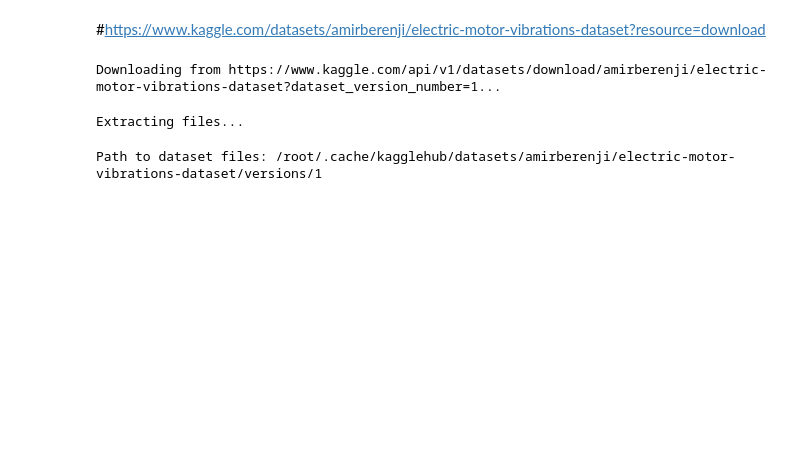
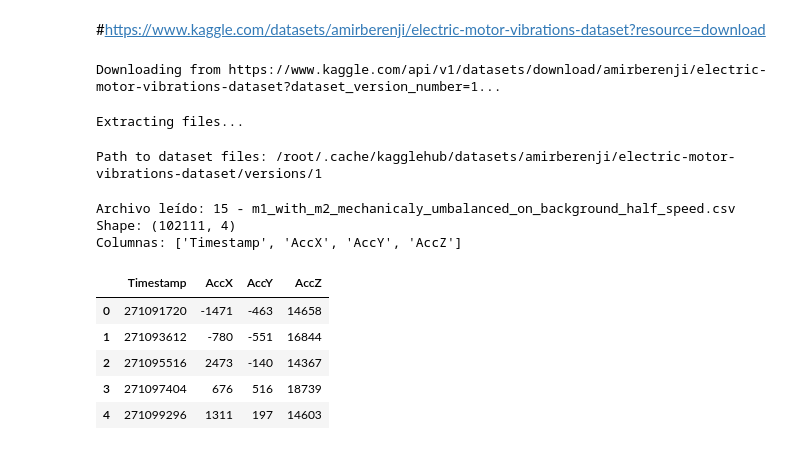
Before and after one commit to RafaelTorresCH/Signal-theory, a Jupyter notebook: class notebooks/NUEVA_BASE_DE_DATOS.ipynb, the cells around one changed output. Saved outputs shown, nothing was run; the diff lists cells and outputs as text; code cells hidden in the pictures; blank space fills up the shorter version.

```diff
--- a/class notebooks/NUEVA_BASE_DE_DATOS.ipynb
+++ b/class notebooks/NUEVA_BASE_DE_DATOS.ipynb
@@ -13,3 +13,32 @@ print("Path to dataset files:", path)
 Downloading from https://www.kaggle.com/api/v1/datasets/download/amirberenji/electric-motor-vibrations-dataset?dataset_version_number=1...
 Extracting files...
 Path to dataset files: /root/.cache/kagglehub/datasets/amirberenji/electric-motor-vibrations-dataset/versions/1
+# %%
+from pathlib import Path
+import pandas as pd
+
+# Ruta base (viene del kagglehub)
+base = Path(path)
+
+# Archivo 15 (motor sano con ruido externo)
+f15 = base / "15 - m1_with_m2_mechanicaly_umbalanced_on_background_half_speed.csv"
+if not f15.exists():  # por si el nombre no tiene el prefijo numérico
+    f15 = base / "m1_with_m2_mechanicaly_umbalanced_on_background_half_speed.csv"
+
+# Cargar a DataFrame
+df15 = pd.read_csv(f15)
+
+print("Archivo leído:", f15.name)
+print("Shape:", df15.shape)
+print("Columnas:", list(df15.columns))
+df15.head()
+# %% [output]
+Archivo leído: 15 - m1_with_m2_mechanicaly_umbalanced_on_background_half_speed.csv
+Shape: (102111, 4)
+Columnas: ['Timestamp', 'AccX', 'AccY', 'AccZ']
+|  | Timestamp | AccX | AccY | AccZ |
+| 0 | 271091720 | -1471 | -463 | 14658 |
+| 1 | 271093612 | -780 | -551 | 16844 |
+| 2 | 271095516 | 2473 | -140 | 14367 |
+| 3 | 271097404 | 676 | 516 | 18739 |
+| 4 | 271099296 | 1311 | 197 | 14603 |
```
Also changed, not shown: parts of 1 cell of this notebook.
